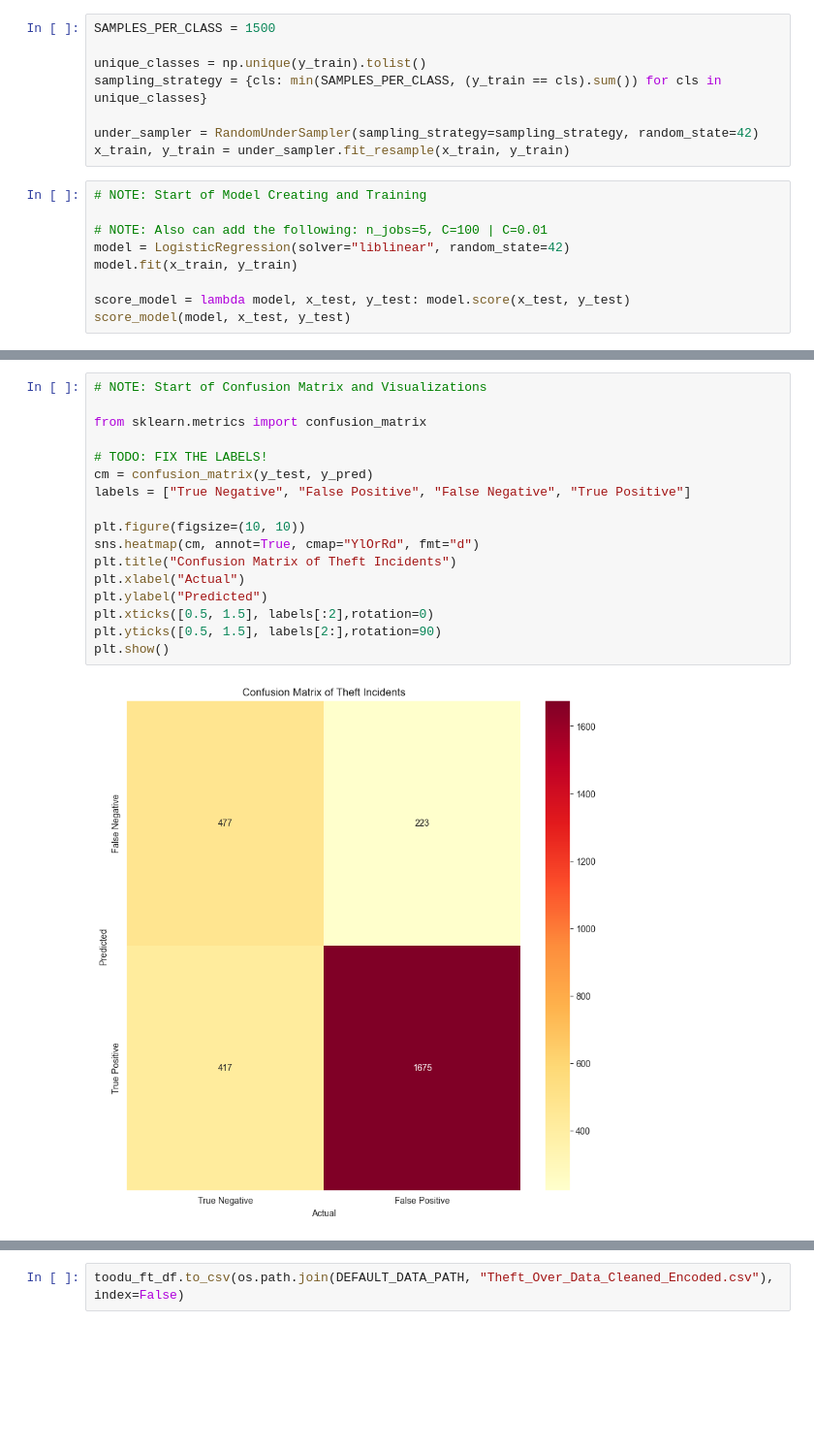
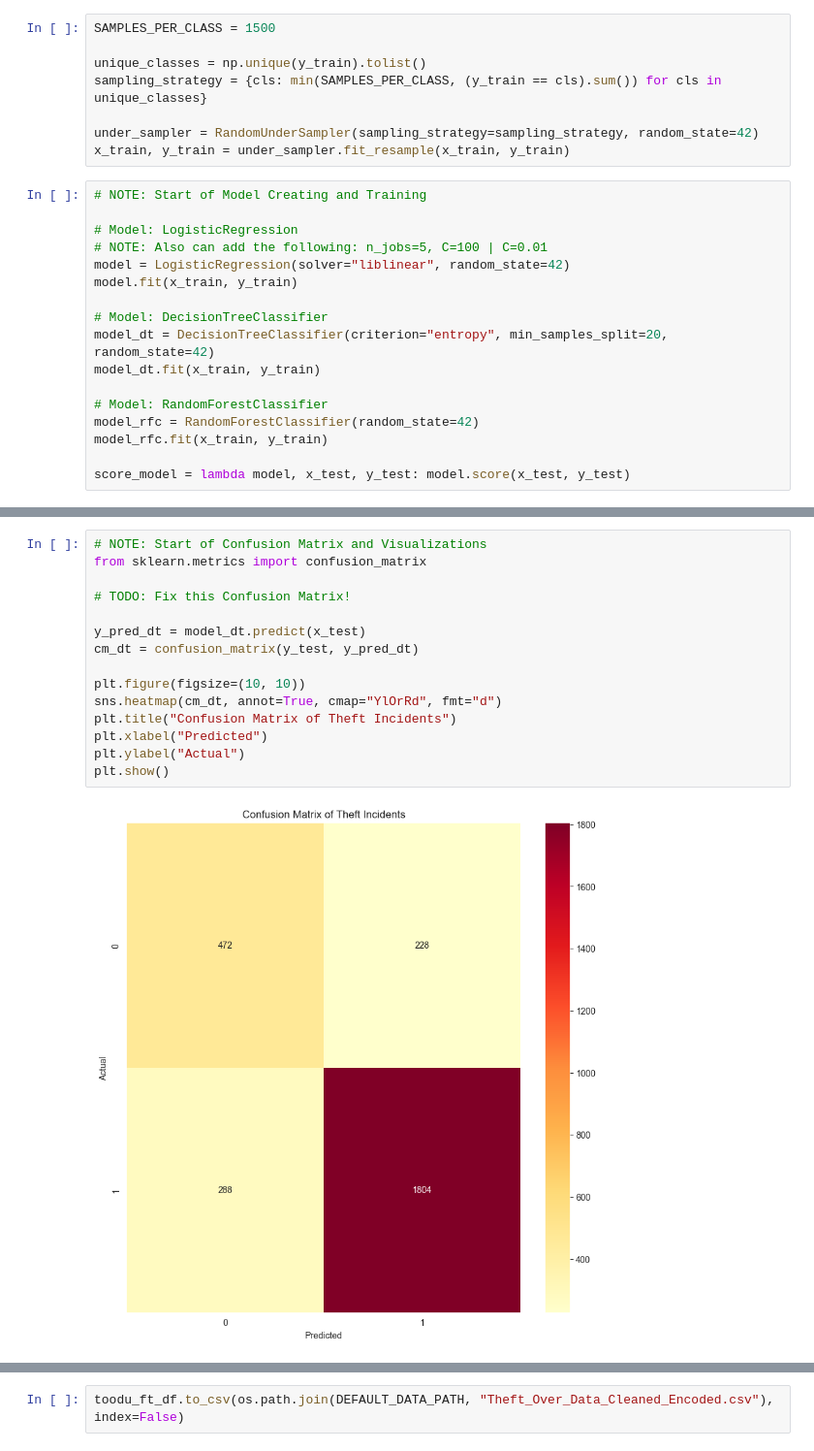
Before and after one commit to Hi-kue/syncgraph-309, a Jupyter notebook: server/insights/c309_r2_toodu_model.ipynb, the cells around one changed output, grey strips where cells are left out. Shown at 97% size. Drawn from its saved outputs; the diff is of its cells as text; blank space fills up the shorter version.

Commit message:
complete sections 3-5 (refactor needed), deployed models (refer to: model.json)

```diff
--- a/server/insights/c309_r2_toodu_model.ipynb
+++ b/server/insights/c309_r2_toodu_model.ipynb
@@ -139,9 +142,17 @@ x_train, y_train = under_sampler.fit_resample(x_train, y_train)
 # %%
 # NOTE: Start of Model Creating and Training
 
+# Model: LogisticRegression
 # NOTE: Also can add the following: n_jobs=5, C=100 | C=0.01
 model = LogisticRegression(solver="liblinear", random_state=42)
 model.fit(x_train, y_train)
 
+# Model: DecisionTreeClassifier
+model_dt = DecisionTreeClassifier(criterion="entropy", min_samples_split=20, random_state=42)
+model_dt.fit(x_train, y_train)
+
+# Model: RandomForestClassifier
+model_rfc = RandomForestClassifier(random_state=42)
+model_rfc.fit(x_train, y_train)
+
 score_model = lambda model, x_test, y_test: model.score(x_test, y_test)
-score_model(model, x_test, y_test)
@@ -201,19 +307,17 @@ Null Accuracy Score: 0.7492836676217765
 # %%
 # NOTE: Start of Confusion Matrix and Visualizations
-
 from sklearn.metrics import confusion_matrix
 
-# TODO: FIX THE LABELS!
-cm = confusion_matrix(y_test, y_pred)
-labels = ["True Negative", "False Positive", "False Negative", "True Positive"]
+# TODO: Fix this Confusion Matrix!
+
+y_pred_dt = model_dt.predict(x_test)
+cm_dt = confusion_matrix(y_test, y_pred_dt)
 
 plt.figure(figsize=(10, 10))
-sns.heatmap(cm, annot=True, cmap="YlOrRd", fmt="d")
+sns.heatmap(cm_dt, annot=True, cmap="YlOrRd", fmt="d")
 plt.title("Confusion Matrix of Theft Incidents")
-plt.xlabel("Actual")
-plt.ylabel("Predicted")
-plt.xticks([0.5, 1.5], labels[:2],rotation=0)
-plt.yticks([0.5, 1.5], labels[2:],rotation=90)
+plt.xlabel("Predicted")
+plt.ylabel("Actual")
 plt.show()
 # %% [output]
-[figure, old version]
+[figure, new version]
```
Also changed, not shown: parts of 24 cells of this notebook, 6 other files.
